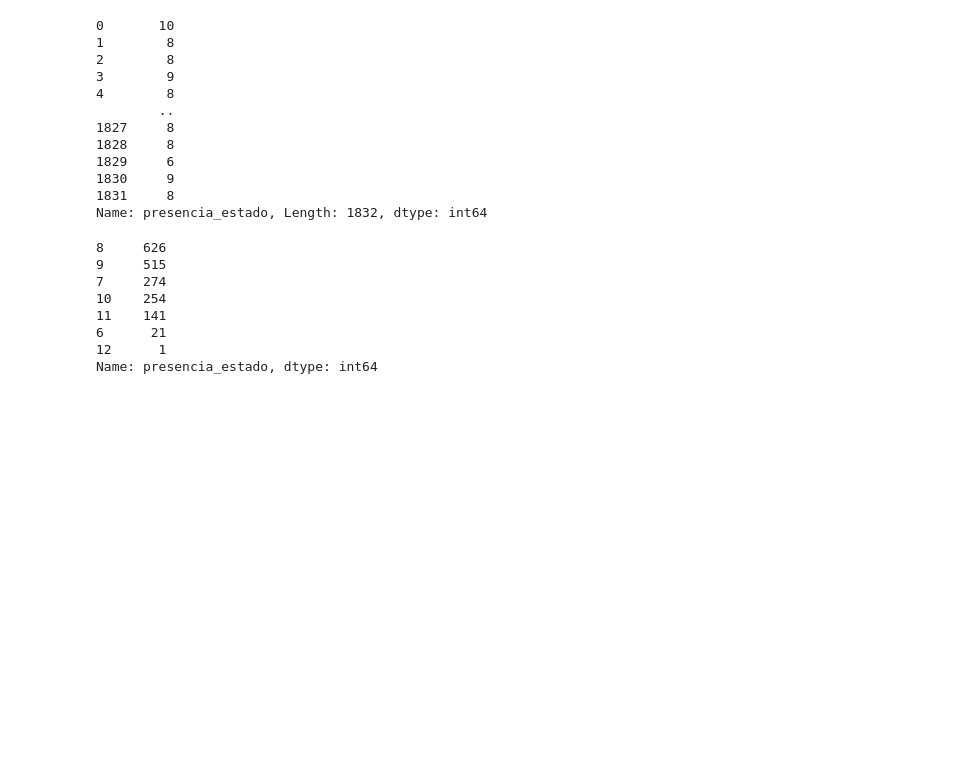
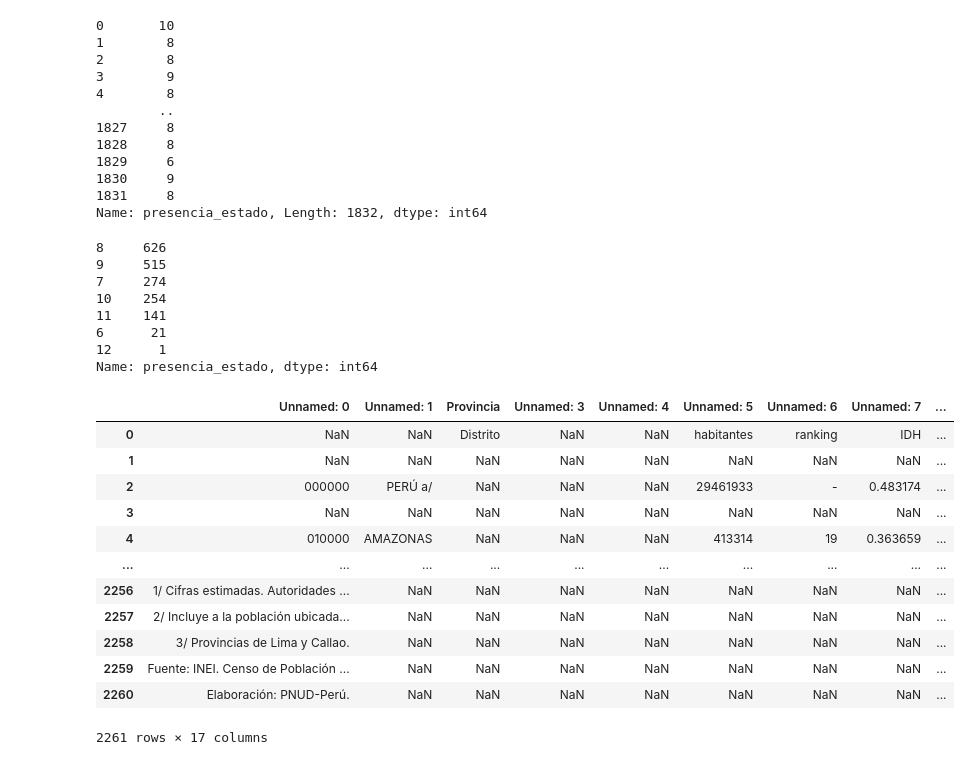
Before and after one commit to CAP-CoyunturasCriticas/BookMaps2011, a Jupyter notebook: preprocessing.ipynb, the cells around one changed output. Cells and saved outputs as stored; diff of their text form; code cells hidden in the pictures; blank space fills up the shorter version.

```diff
--- a/preprocessing.ipynb
+++ b/preprocessing.ipynb
@@ -728,6 +728,23 @@ Name: presencia_estado, dtype: int64
 data2011['presencia_estado']=pd.cut(data2011.presencia_estado,[0, 8,10,12], labels=["1.Baja", "2.Media", "3.Alta"],right=True)
 # %%
 dismap2011=dismap.merge(data2011,on='key')
+# %%
+linkidh='https://github.com/CAP-CoyunturasCriticas/BookMaps2011/raw/refs/heads/main/idhPeru.xlsx'
+pd.read_excel(linkidh,2,skiprows=3)
+# %% [output]
+|  | Unnamed: 0 | Unnamed: 1 | Provincia | Unnamed: 3 | Unnamed: 4 | Unnamed: 5 | Unnamed: 6 | Unnamed: 7 | ... |
+| 0 | NaN | NaN | Distrito | NaN | NaN | habitantes | ranking | IDH | ... |
+| 1 | NaN | NaN | NaN | NaN | NaN | NaN | NaN | NaN | ... |
+| 2 | 000000 | PERÚ a/ | NaN | NaN | NaN | 29461933 | - | 0.483174 | ... |
+| 3 | NaN | NaN | NaN | NaN | NaN | NaN | NaN | NaN | ... |
+| 4 | 010000 | AMAZONAS | NaN | NaN | NaN | 413314 | 19 | 0.363659 | ... |
+| ... | ... | ... | ... | ... | ... | ... | ... | ... | ... |
+| 2256 | 1/ Cifras estimadas. Autoridades ... | NaN | NaN | NaN | NaN | NaN | NaN | NaN | ... |
+| 2257 | 2/ Incluye a la población ubicada... | NaN | NaN | NaN | NaN | NaN | NaN | NaN | ... |
+| 2258 | 3/ Provincias de Lima y Callao. | NaN | NaN | NaN | NaN | NaN | NaN | NaN | ... |
+| 2259 | Fuente: INEI. Censo de Población ... | NaN | NaN | NaN | NaN | NaN | NaN | NaN | ... |
+| 2260 | Elaboración: PNUD-Perú. | NaN | NaN | NaN | NaN | NaN | NaN | NaN | ... |
+2261 rows × 17 columns
 # %%
 dismap2011.to_file('dismap2011.geojson', driver='GeoJSON')
 data2011.to_csv('data2011.csv')
```
Also changed, not shown: 1 other file.
